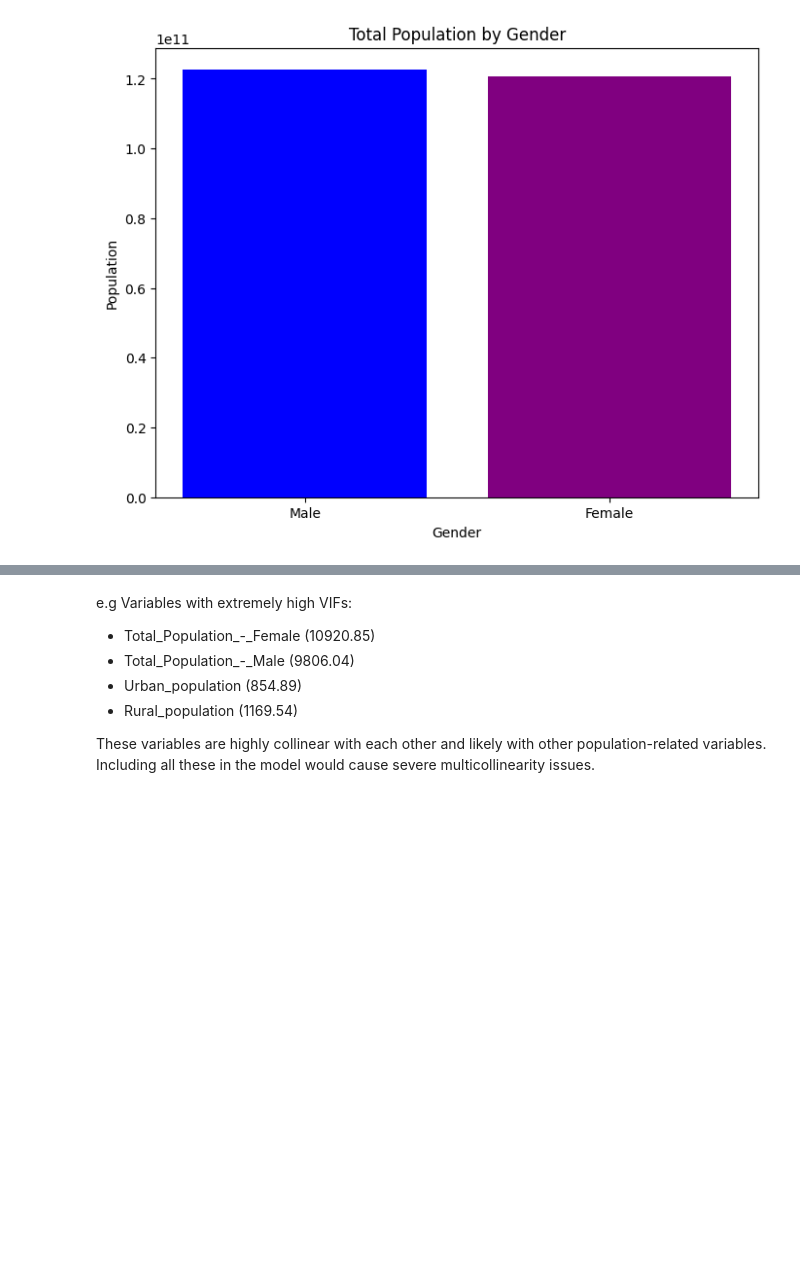
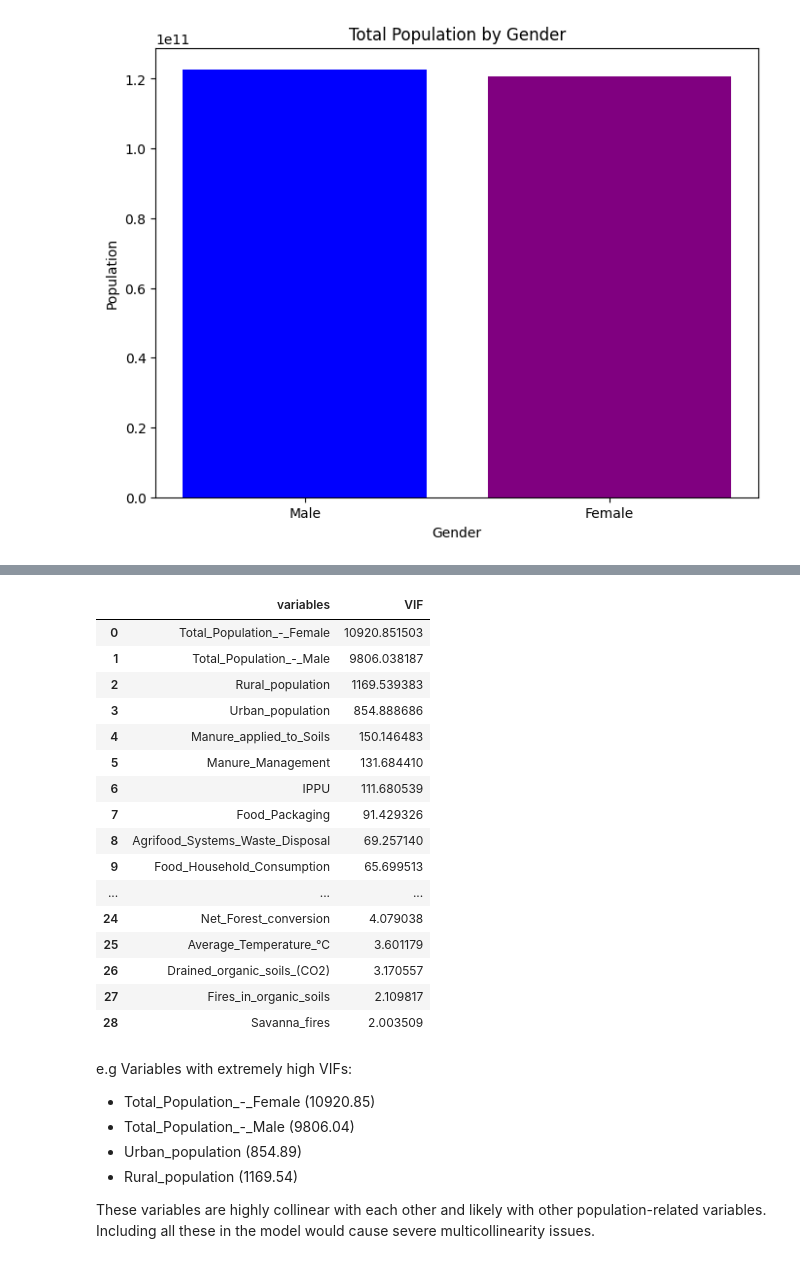
Before and after one commit to justin9503/RegressionSprint_2401FTDSTeam_EG1, a Jupyter notebook: RegressionSprint_2401FTDSTeam_EG1.ipynb, the cells around one changed output, grey strips where cells are left out. Cells and saved outputs as stored; diff of their text form; code cells hidden in the pictures; blank space fills up the shorter version.

```diff
--- a/RegressionSprint_2401FTDSTeam_EG1.ipynb
+++ b/RegressionSprint_2401FTDSTeam_EG1.ipynb
@@ -435,12 +560,34 @@ VIF is a useful tool for identifying and removing redundant features.
 # %%
 def calc_vif(X):
-
     # Calculating VIF
     vif = pd.DataFrame()
     vif["variables"] = X.columns
     vif["VIF"] = [variance_inflation_factor(X.values, i) for i in range(X.shape[1])]
 
-    return(vif)
+    # Sorting by VIF in descending order
+    vif = vif.sort_values(by='VIF', ascending=False).reset_index(drop=True)
+
+    return vif
+
+calc_vif(X)
+# %% [output]
+|  | variables | VIF |
+| 0 | Total_Population_-_Female | 10920.851503 |
+| 1 | Total_Population_-_Male | 9806.038187 |
+| 2 | Rural_population | 1169.539383 |
+| 3 | Urban_population | 854.888686 |
+| 4 | Manure_applied_to_Soils | 150.146483 |
+| 5 | Manure_Management | 131.684410 |
+| 6 | IPPU | 111.680539 |
+| 7 | Food_Packaging | 91.429326 |
+| 8 | Agrifood_Systems_Waste_Disposal | 69.257140 |
+| 9 | Food_Household_Consumption | 65.699513 |
+| ... | ... | ... |
+| 24 | Net_Forest_conversion | 4.079038 |
+| 25 | Average_Temperature_°C | 3.601179 |
+| 26 | Drained_organic_soils_(CO2) | 3.170557 |
+| 27 | Fires_in_organic_soils | 2.109817 |
+| 28 | Savanna_fires | 2.003509 |
 # %% [markdown]
 e.g Variables with extremely high VIFs:
 
```
Also changed, not shown: parts of 52 cells of this notebook.
